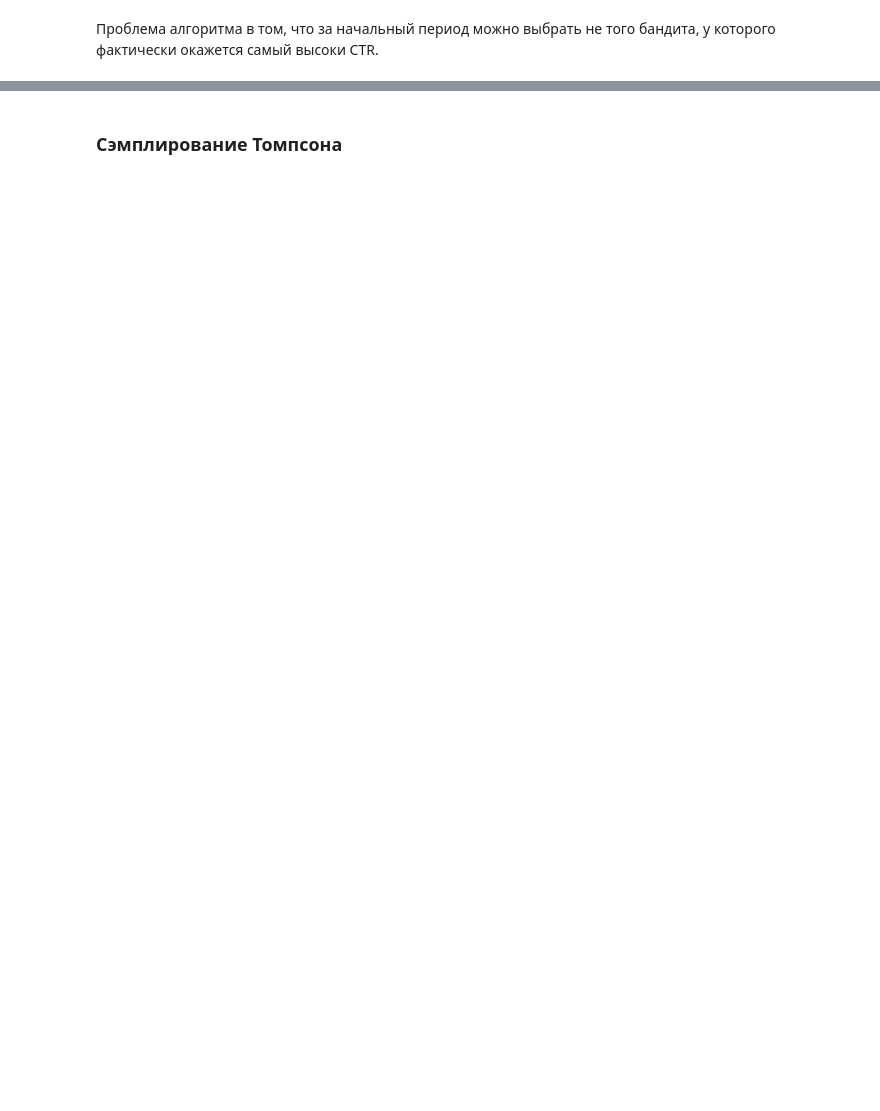
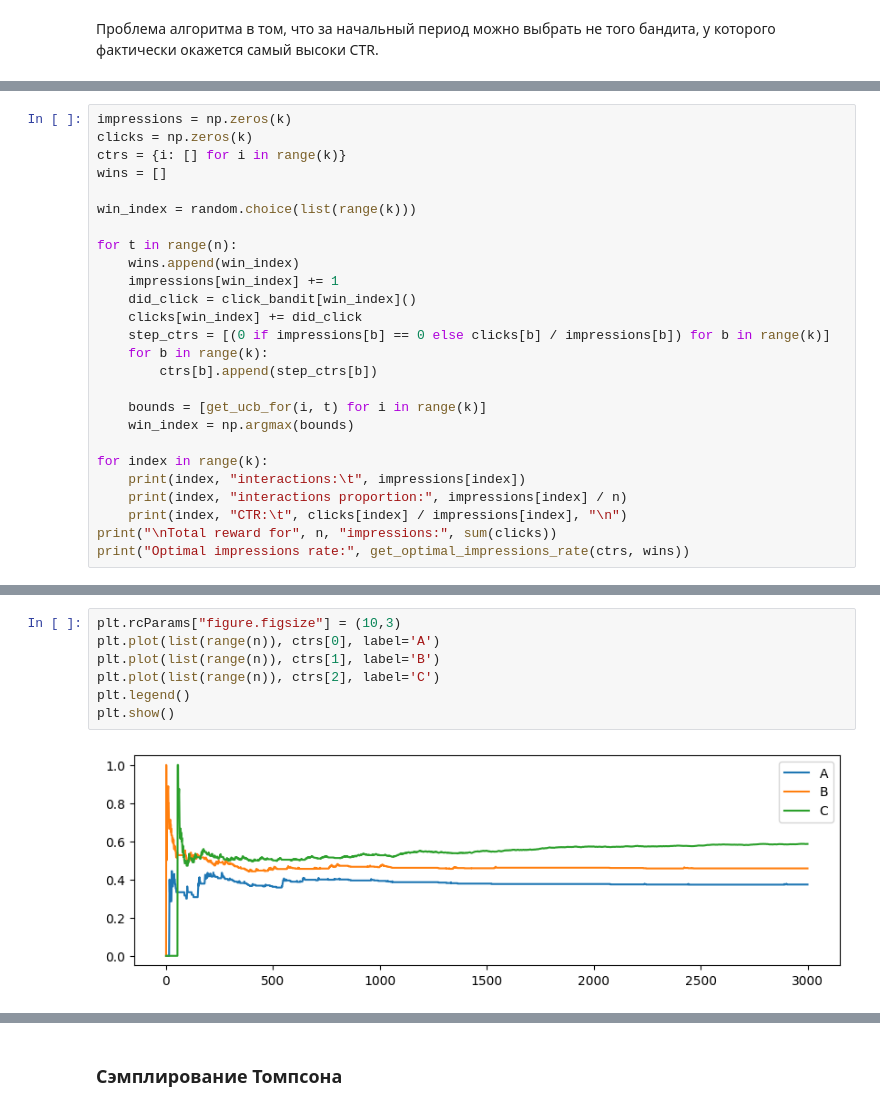
Before and after one commit to AlexJackalope/A-B-testing, a Jupyter notebook: 5-MAB/classwork.ipynb, the cells around one changed output, grey strips where cells are left out. Drawn from its saved outputs; the diff is of its cells as text; blank space fills up the shorter version.

```diff
--- a/5-MAB/classwork.ipynb
+++ b/5-MAB/classwork.ipynb
@@ -149,0 +169,26 @@ plt.legend()
+# %%
+impressions = np.zeros(k)
+clicks = np.zeros(k)
+ctrs = {i: [] for i in range(k)}
+wins = []
+
+win_index = random.choice(list(range(k)))
+
+for t in range(n):
+    wins.append(win_index)
+    impressions[win_index] += 1
+    did_click = click_bandit[win_index]()
+    clicks[win_index] += did_click
+    step_ctrs = [(0 if impressions[b] == 0 else clicks[b] / impressions[b]) for b in range(k)]
+    for b in range(k):
+        ctrs[b].append(step_ctrs[b])
+
+    bounds = [get_ucb_for(i, t) for i in range(k)]
+    win_index = np.argmax(bounds)
+
+for index in range(k):
+    print(index, "interactions:\t", impressions[index])
+    print(index, "interactions proportion:", impressions[index] / n)
+    print(index, "CTR:\t", clicks[index] / impressions[index], "\n")
+print("\nTotal reward for", n, "impressions:", sum(clicks))
+print("Optimal impressions rate:", get_optimal_impressions_rate(ctrs, wins))
@@ -149,0 +211,9 @@ plt.legend()
+# %%
+plt.rcParams["figure.figsize"] = (10,3)
+plt.plot(list(range(n)), ctrs[0], label='A')
+plt.plot(list(range(n)), ctrs[1], label='B')
+plt.plot(list(range(n)), ctrs[2], label='C')
+plt.legend()
+plt.show()
+# %% [output]
+[figure, added]
```
Also changed, not shown: parts of 24 cells of this notebook, 27 other files.
